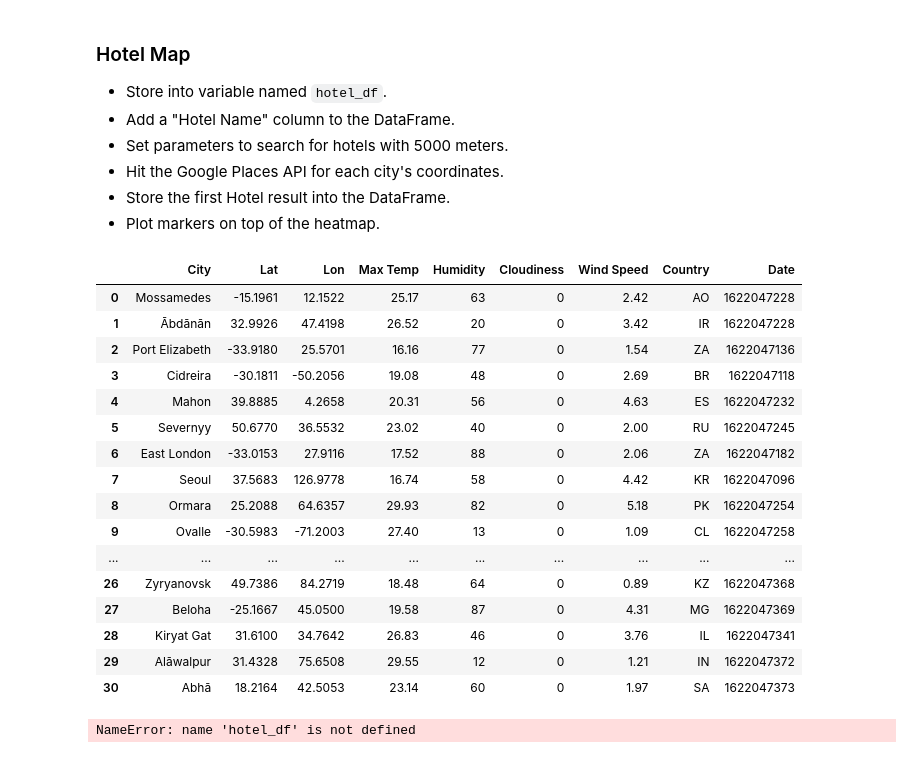
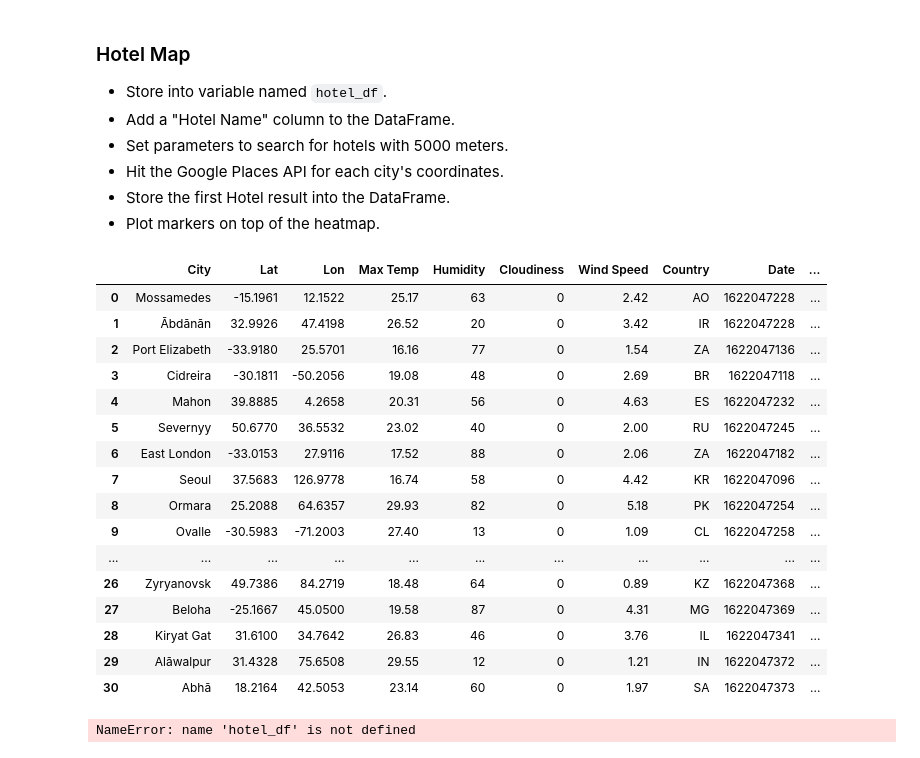
Before and after one commit to uldom/Python_API_Challenge, a Jupyter notebook: VacationPy/VacationPy.ipynb, the cells around one changed output. Cells and saved outputs as stored; diff of their text form; code cells hidden in the pictures.

Commit message:
Nearest Hotel

```diff
--- a/VacationPy/VacationPy.ipynb
+++ b/VacationPy/VacationPy.ipynb
@@ -136,27 +136,50 @@ See the caveats in the documentation: https://pandas.pydata.org/pandas-docs/stab
 * Hit the Google Places API for each city's coordinates.
 * Store the first Hotel result into the DataFrame.
 * Plot markers on top of the heatmap.
-# %%
-
-clean_ideal
-# %% [output]
-|  | City | Lat | Lon | Max Temp | Humidity | Cloudiness | Wind Speed | Country | Date |
-| 0 | Mossamedes | -15.1961 | 12.1522 | 25.17 | 63 | 0 | 2.42 | AO | 1622047228 |
-| 1 | Ābdānān | 32.9926 | 47.4198 | 26.52 | 20 | 0 | 3.42 | IR | 1622047228 |
-| 2 | Port Elizabeth | -33.9180 | 25.5701 | 16.16 | 77 | 0 | 1.54 | ZA | 1622047136 |
-| 3 | Cidreira | -30.1811 | -50.2056 | 19.08 | 48 | 0 | 2.69 | BR | 1622047118 |
-| 4 | Mahon | 39.8885 | 4.2658 | 20.31 | 56 | 0 | 4.63 | ES | 1622047232 |
-| 5 | Severnyy | 50.6770 | 36.5532 | 23.02 | 40 | 0 | 2.00 | RU | 1622047245 |
-| 6 | East London | -33.0153 | 27.9116 | 17.52 | 88 | 0 | 2.06 | ZA | 1622047182 |
-| 7 | Seoul | 37.5683 | 126.9778 | 16.74 | 58 | 0 | 4.42 | KR | 1622047096 |
-| 8 | Ormara | 25.2088 | 64.6357 | 29.93 | 82 | 0 | 5.18 | PK | 1622047254 |
-| 9 | Ovalle | -30.5983 | -71.2003 | 27.40 | 13 | 0 | 1.09 | CL | 1622047258 |
-| ... | ... | ... | ... | ... | ... | ... | ... | ... | ... |
-| 26 | Zyryanovsk | 49.7386 | 84.2719 | 18.48 | 64 | 0 | 0.89 | KZ | 1622047368 |
-| 27 | Beloha | -25.1667 | 45.0500 | 19.58 | 87 | 0 | 4.31 | MG | 1622047369 |
-| 28 | Kiryat Gat | 31.6100 | 34.7642 | 26.83 | 46 | 0 | 3.76 | IL | 1622047341 |
-| 29 | Alāwalpur | 31.4328 | 75.6508 | 29.55 | 12 | 0 | 1.21 | IN | 1622047372 |
-| 30 | Abhā | 18.2164 | 42.5053 | 23.14 | 60 | 0 | 1.97 | SA | 1622047373 |
+# %%
+# Loop to find the nearest hotel
+
+hotels=[]
+
+for city in range(len(clean_ideal['City'])):
+    lat = clean_ideal.loc[city]["Lat"]
+    lon = clean_ideal.loc[city]["Lon"]
+    coords = f"{lat},{lon}"
+    params = {"location": coords,
+              "types": "lodging",
+              "radius": 5000,
+              "key": g_key
+              }
+    base_url = "https://maps.googleapis.com/maps/api/place/nearbysearch/json"
+    response = requests.get(base_url, params=params).json()
+
+    try:
+        hotels.append(response["results"][0]["name"])
+    except:
+        hotels.append("No hotel found")
+
+# Data frame
+
+clean_ideal["Nearest Hotel"] = hotels
+clean_ideal
+# %% [output]
+|  | City | Lat | Lon | Max Temp | Humidity | Cloudiness | Wind Speed | Country | Date | ... |
+| 0 | Mossamedes | -15.1961 | 12.1522 | 25.17 | 63 | 0 | 2.42 | AO | 1622047228 | ... |
+| 1 | Ābdānān | 32.9926 | 47.4198 | 26.52 | 20 | 0 | 3.42 | IR | 1622047228 | ... |
+| 2 | Port Elizabeth | -33.9180 | 25.5701 | 16.16 | 77 | 0 | 1.54 | ZA | 1622047136 | ... |
+| 3 | Cidreira | -30.1811 | -50.2056 | 19.08 | 48 | 0 | 2.69 | BR | 1622047118 | ... |
+| 4 | Mahon | 39.8885 | 4.2658 | 20.31 | 56 | 0 | 4.63 | ES | 1622047232 | ... |
+| 5 | Severnyy | 50.6770 | 36.5532 | 23.02 | 40 | 0 | 2.00 | RU | 1622047245 | ... |
+| 6 | East London | -33.0153 | 27.9116 | 17.52 | 88 | 0 | 2.06 | ZA | 1622047182 | ... |
+| 7 | Seoul | 37.5683 | 126.9778 | 16.74 | 58 | 0 | 4.42 | KR | 1622047096 | ... |
+| 8 | Ormara | 25.2088 | 64.6357 | 29.93 | 82 | 0 | 5.18 | PK | 1622047254 | ... |
+| 9 | Ovalle | -30.5983 | -71.2003 | 27.40 | 13 | 0 | 1.09 | CL | 1622047258 | ... |
+| ... | ... | ... | ... | ... | ... | ... | ... | ... | ... | ... |
+| 26 | Zyryanovsk | 49.7386 | 84.2719 | 18.48 | 64 | 0 | 0.89 | KZ | 1622047368 | ... |
+| 27 | Beloha | -25.1667 | 45.0500 | 19.58 | 87 | 0 | 4.31 | MG | 1622047369 | ... |
+| 28 | Kiryat Gat | 31.6100 | 34.7642 | 26.83 | 46 | 0 | 3.76 | IL | 1622047341 | ... |
+| 29 | Alāwalpur | 31.4328 | 75.6508 | 29.55 | 12 | 0 | 1.21 | IN | 1622047372 | ... |
+| 30 | Abhā | 18.2164 | 42.5053 | 23.14 | 60 | 0 | 1.97 | SA | 1622047373 | ... |
 # %%
 # NOTE: Do not change any of the code in this cell
 
```
